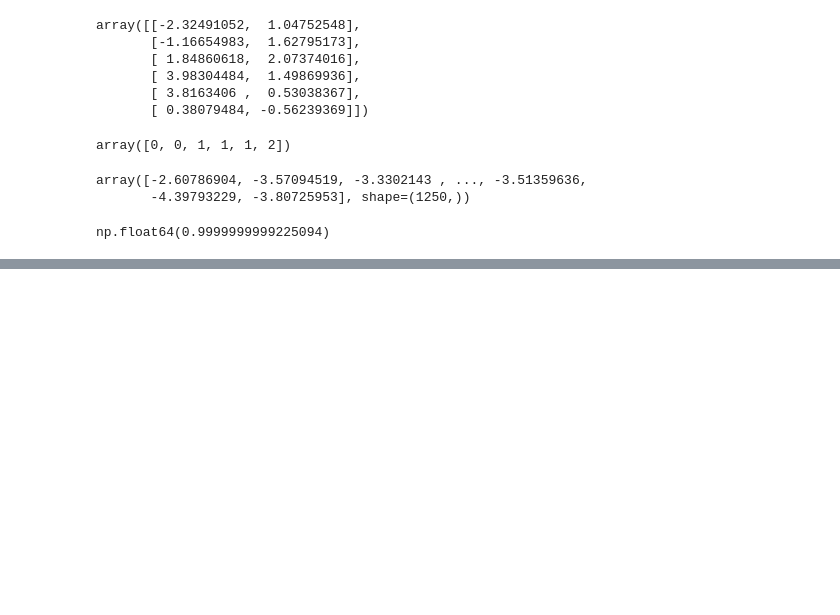
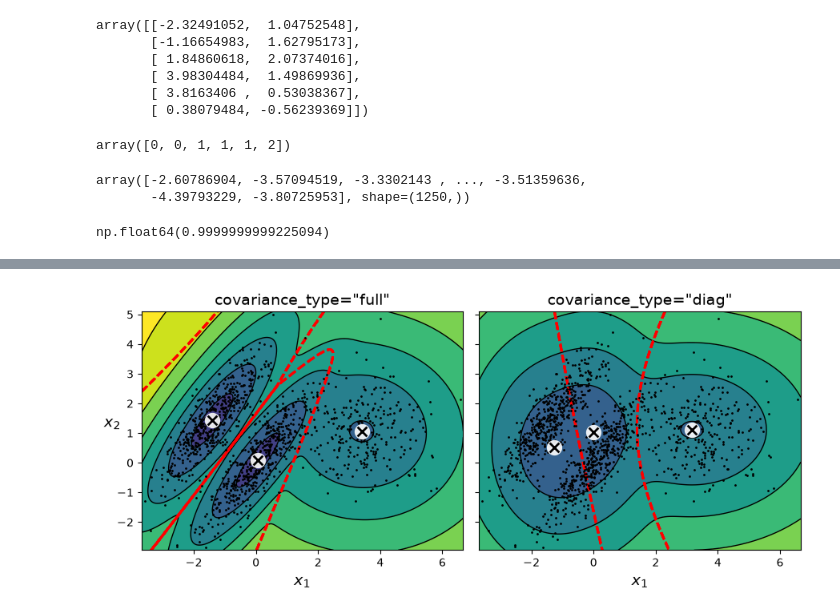
Before and after one commit to vladmurnik/dimensionality_reduction, a Jupyter notebook: UL.ipynb, the cells around one changed output, grey strips where cells are left out. Cells and saved outputs as stored; diff of their text form; code cells hidden in the pictures; blank space fills up the shorter version.

```diff
--- a/UL.ipynb
+++ b/UL.ipynb
@@ -855,0 +888,6 @@ plt.show()
+# %%
+compare_gaussian_mixtures(gm_full, gm_diag, X)
+plt.tight_layout()
+plt.show()
+# %% [output]
+[figure, added]
```
Also changed, not shown: parts of 6 cells of this notebook, 2 other files.
